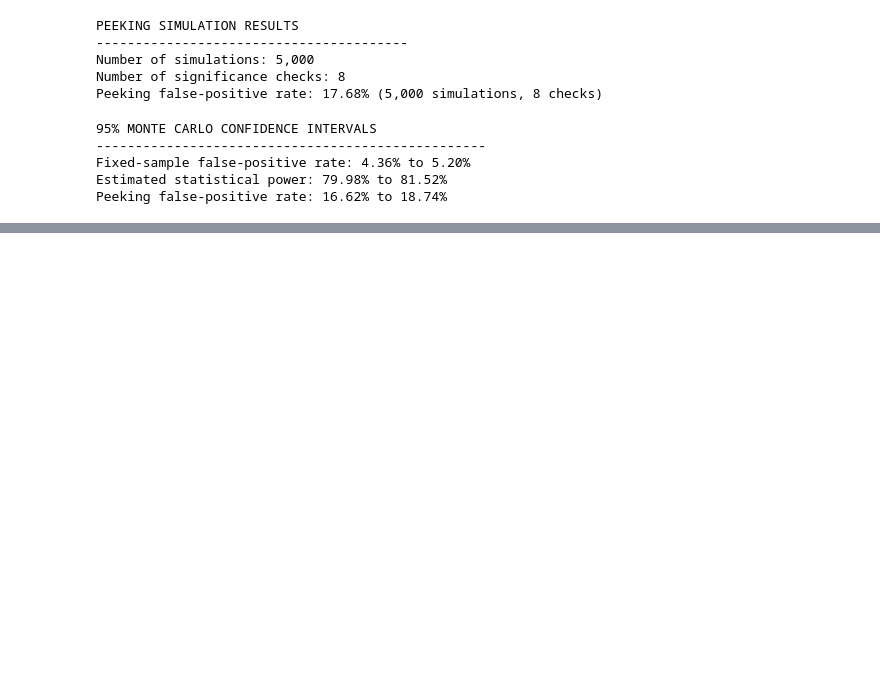
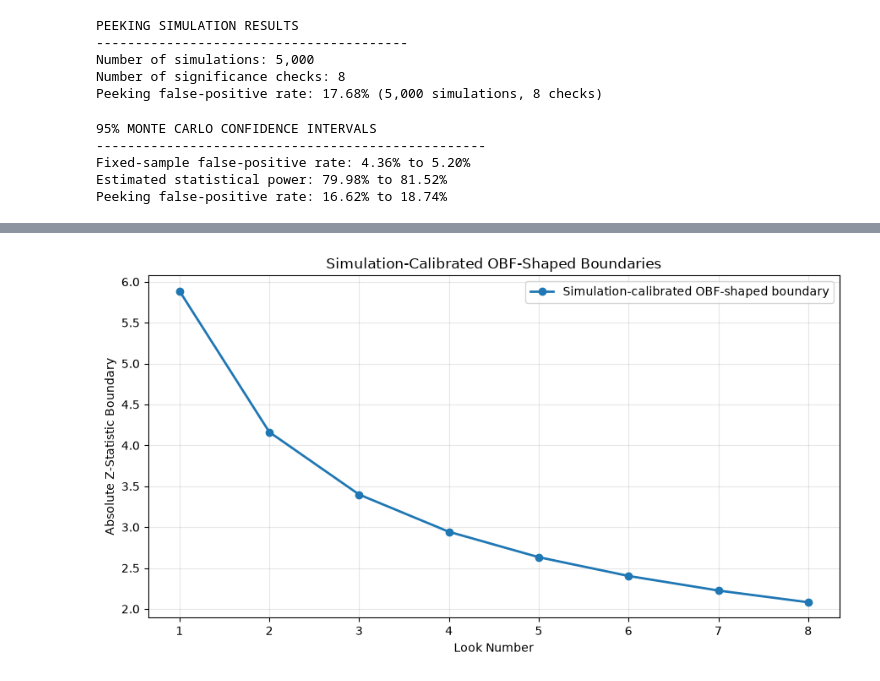
Before and after one commit to satyam-katara/ab-test-design-sizing, a Jupyter notebook: ab_test_sizing.ipynb, the cells around one changed output, grey strips where cells are left out. Cells and saved outputs as stored; diff of their text form; code cells hidden in the pictures; blank space fills up the shorter version.

```diff
--- a/ab_test_sizing.ipynb
+++ b/ab_test_sizing.ipynb
@@ -451,0 +603,18 @@ In this simulation run, repeated unadjusted significance checking increased the
+# %%
+# ==========================================
+# STEP 8: CALIBRATED OBF-SHAPED BOUNDARIES
+# ==========================================
+
+calibrated_z_boundaries = (
+    calibrated_c / np.sqrt(information_fraction)
+)
+calibrated_alpha_boundaries = 2 * norm.sf(calibrated_z_boundaries)
+
+calibrated_obf_table = pd.DataFrame({
+    "Look": range(1, checks + 1),
+    "Information Fraction": information_fraction,
+    "Per-Look Nominal Alpha (Two-Sided)": calibrated_alpha_boundaries,
+    "Z Boundary": calibrated_z_boundaries
+})
+
+calibrated_obf_table.round(6)
@@ -451,0 +685,25 @@ In this simulation run, repeated unadjusted significance checking increased the
+# %%
+# ==========================================
+# STEP 10: CALIBRATED BOUNDARY CHART
+# ==========================================
+
+import matplotlib.pyplot as plt
+
+plt.figure(figsize=(9, 5))
+plt.plot(
+    calibrated_obf_table["Look"],
+    calibrated_obf_table["Z Boundary"],
+    marker="o",
+    linewidth=2,
+    label="Simulation-calibrated OBF-shaped boundary"
+)
+plt.xlabel("Look Number")
+plt.ylabel("Absolute Z-Statistic Boundary")
+plt.title("Simulation-Calibrated OBF-Shaped Boundaries")
+plt.xticks(range(1, checks + 1))
+plt.grid(True, alpha=0.3)
+plt.legend()
+plt.tight_layout()
+plt.show()
+# %% [output]
+[figure, added]
```
Also changed, not shown: parts of 11 cells of this notebook, 6 other files.
